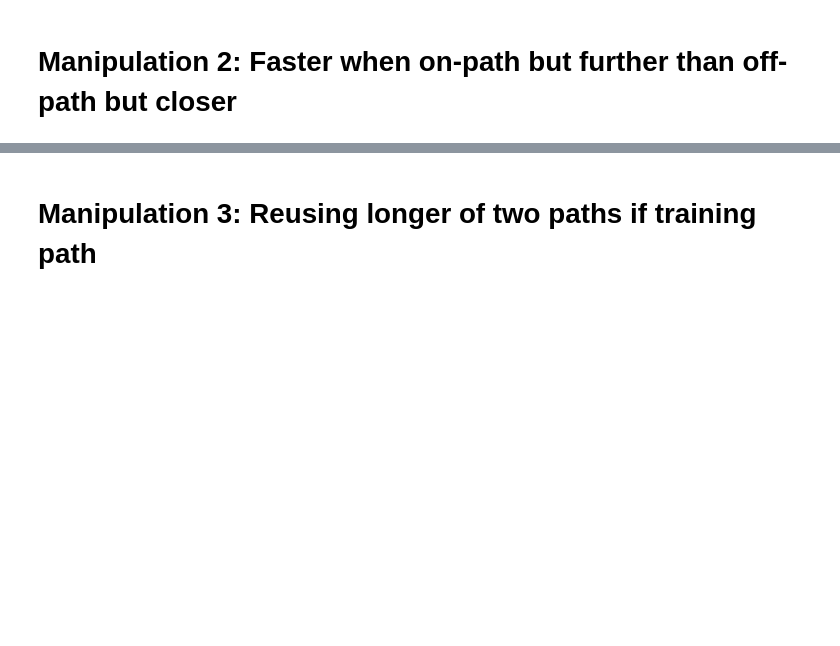
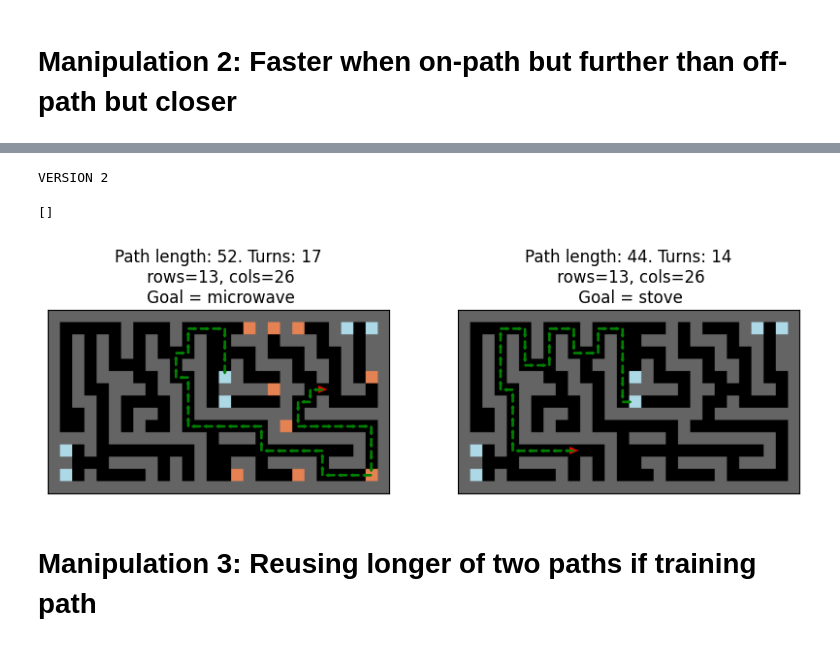
Before and after one commit to wcarvalho/human-dyna-web, a Jupyter notebook: housemaze-mazes.ipynb, the cells around one changed output, grey strips where cells are left out. Drawn from its saved outputs; the diff is of its cells as text; code cells hidden in the pictures; blank space fills up the shorter version.

```diff
--- a/housemaze-mazes.ipynb
+++ b/housemaze-mazes.ipynb
@@ -194,3 +256,55 @@ Path length: 23
+# %%
+print("VERSION 2")
+
+m = utils.combine_horizontally(
+    utils.cut(utils.reverse(mazes.StandardMaze2), n=0),
+    utils.cut(utils.reverse(mazes.StandardMaze), n=0))
+# print(m)
+# render_maze(m)
+
+# m = """
+# .....#...#......#.#...#E.F
+# .#.#.#.#.#.#..###.###.##.#
+# .#.#.#.#...#....#...#..#.#
+# .#.#...##.##..#.###.##.#.#
+# .#.###..#..#.A#...#..#.#..
+# .#..###.##.#.####.##.>.##.
+# .##.#....#.#.B....#..#....
+# ..#.#.##.#.########.######
+# ..#.#.#..#.......#........
+# ###.########.###.########.
+# C.#........#............#.
+# #...####.#.#..##.####.###.
+# D.#....#.#.#...#....#.....
+# """
+# render_maze(m)
+fig, axs = plt.subplots(1, 2, figsize=(10, 5))
+render_path(mazes.big_m2_maze2, goal=task_objects[0], ax=axs[0])
+
+
+# m2 = """
+# .....#...#......#.#...#E.F
+# .#.#.#.#.#.#..###.###.##.#
+# .#.#.#.#...#....#...#..#.#
+# .#.#...##.##..#.###.##.#.#
+# .#.###..#..#.A#...#..#.#..
+# .#..###.##.#.####.##...##.
+# .##.#....#.#.B....#..#....
+# ..#.#.##.#.########.######
+# ..#.#.#..#.......#........
+# ###.########.###.########.
+# C.#.....>..#............#.
+# #...####.#.#..##.####.###.
+# D.#....#.#.#...#....#.....
+# """
+render_path(mazes.big_m2_maze2_offpath, goal=task_objects[1], ax=axs[1])
+
+utils.compare_mazes(mazes.big_m2_maze2, mazes.big_m2_maze2_offpath)
+# # offtask = task_objects[1]
+# %% [output]
+VERSION 2
+[]
+[figure, added]
 # %% [markdown]
 # Manipulation 3: Reusing longer of two paths if training path
 # %%
```
Also changed, not shown: parts of 13 cells of this notebook, 3 other files.
